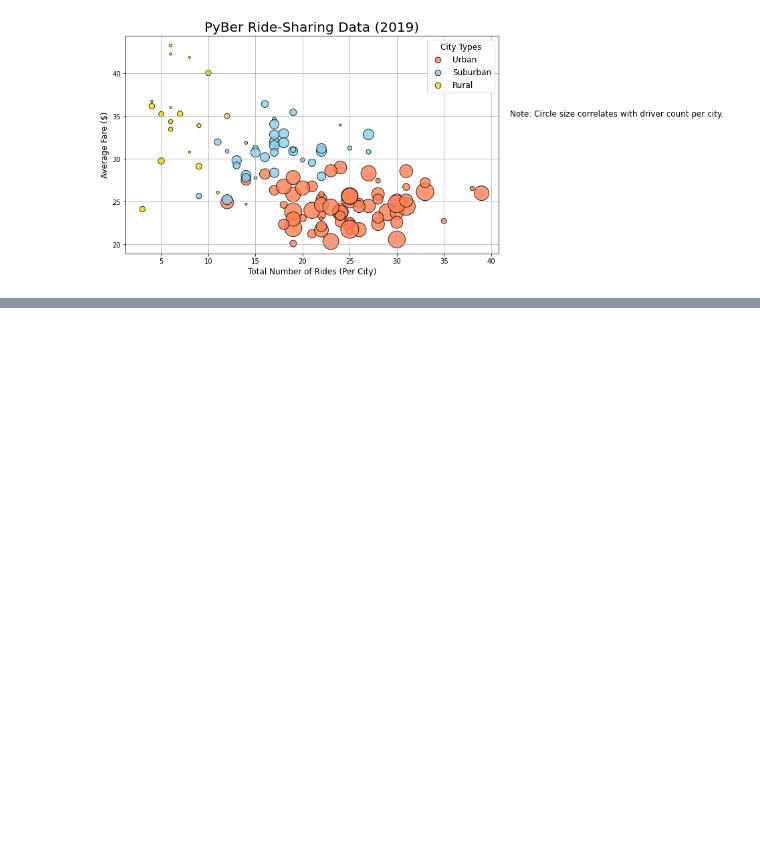
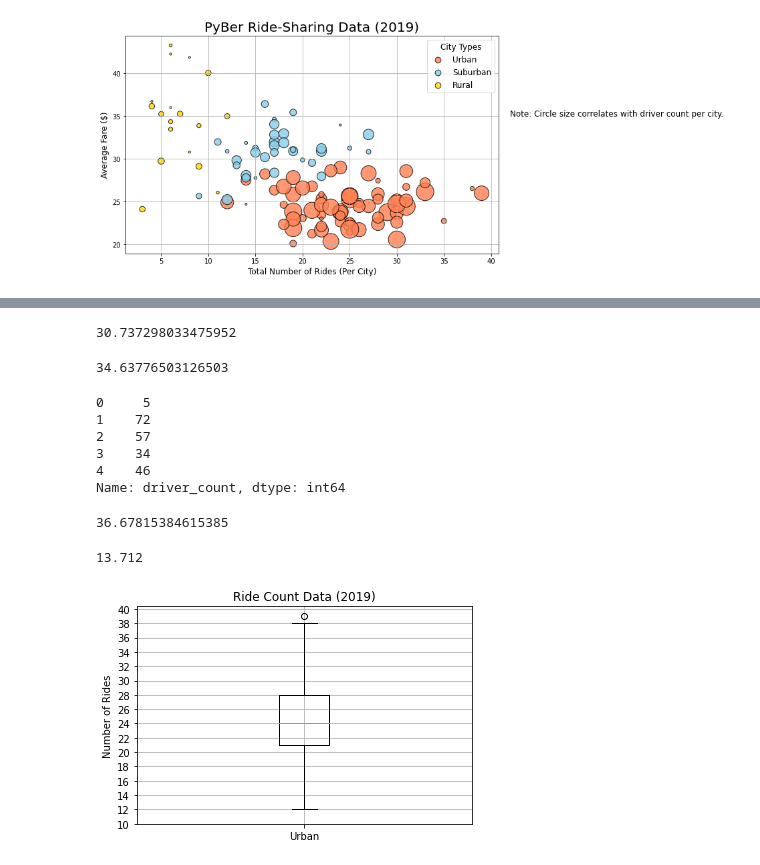
Before and after one commit to 40super/PyBer_Analysis, a Jupyter notebook: PyBer.ipynb, the cells around one changed output, grey strips where cells are left out. Saved outputs shown, nothing was run; the diff lists cells and outputs as text; code cells hidden in the pictures; blank space fills up the shorter version.

Commit message:
boxplot

```diff
--- a/PyBer.ipynb
+++ b/PyBer.ipynb
@@ -333,0 +450,42 @@ plt.show()
+# %%
+np.mean(suburban_avg_fare)
+# %% [output]
+30.737298033475952
+# %%
+np.mean(rural_avg_fare)
+# %% [output]
+34.63776503126503
+# %%
+# Get the driver count data from the urban cities.
+urban_drivers = urban_cities_df['driver_count']
+urban_drivers.head()
+# %% [output]
+0     5
+1    72
+2    57
+3    34
+4    46
+Name: driver_count, dtype: int64
+# %%
+np.mean(urban_drivers)
+# %% [output]
+36.67815384615385
+# %%
+np.mean(suburban_cities_df["driver_count"])
+# %% [output]
+13.712
+# %%
+# Creating a box and whisker plot
+
+x_labels = ["Urban"]
+
+fig , ax = plt.subplots()
+ax.boxplot(urban_ride_count, labels=x_labels)
+
+ax.set_title('Ride Count Data (2019)')
+ax.set_ylabel('Number of Rides')
+ax.set_yticks(np.arange(10, 41, step=2.0))
+ax.grid()
+plt.show()
+# %% [output]
+[figure, added]
```
Also changed, not shown: parts of 17 cells of this notebook, 1 other file.
